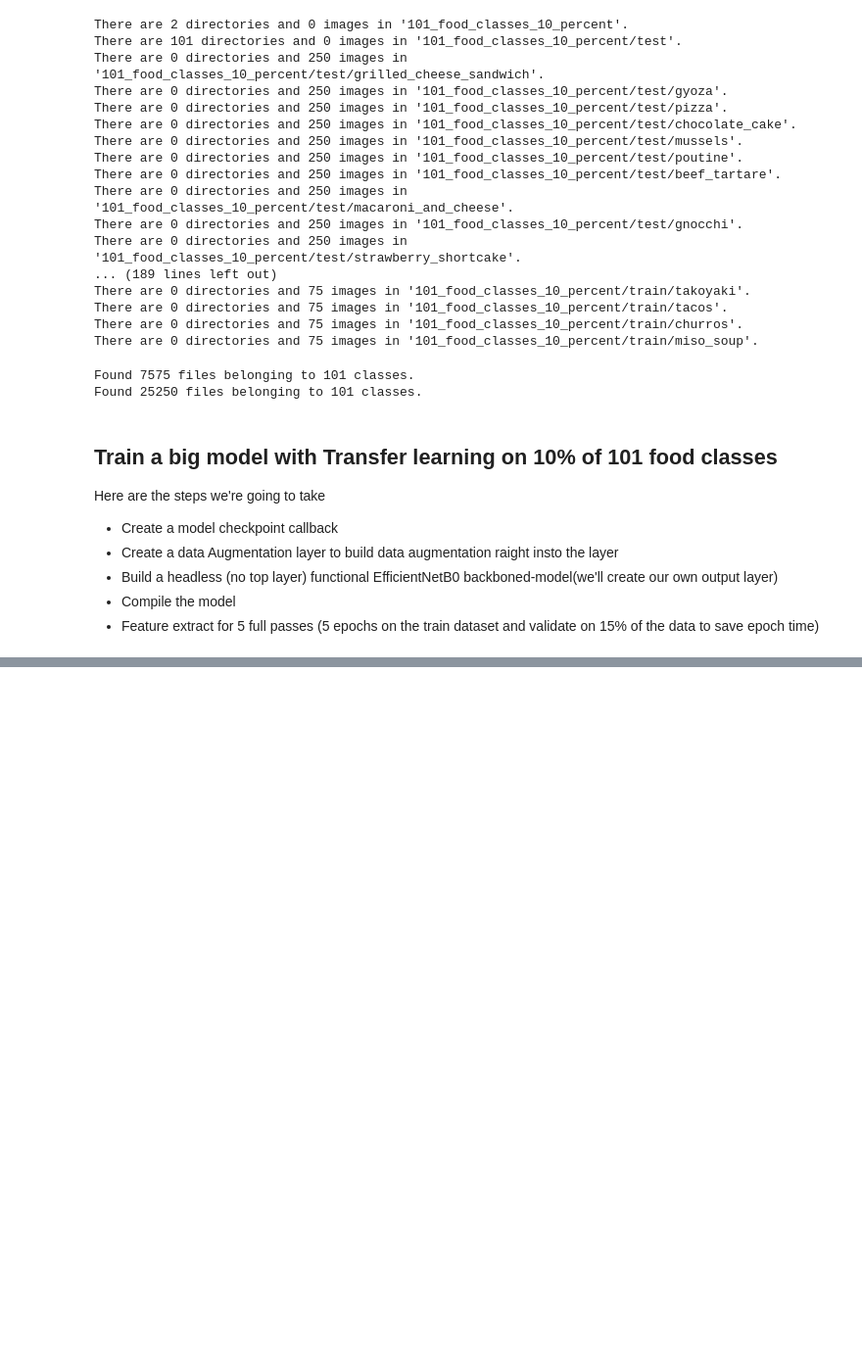
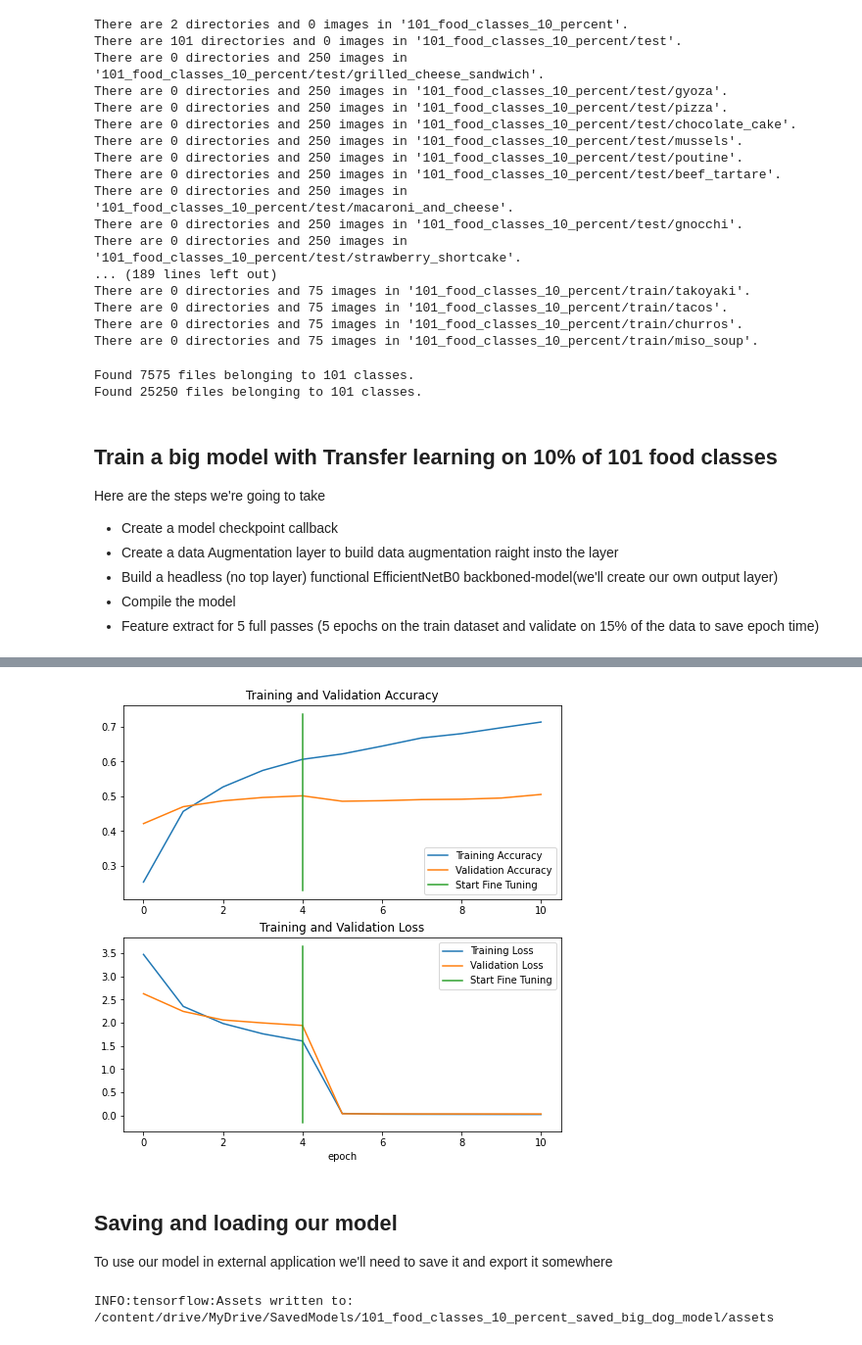
Before and after one commit to shashwat9kumar/ML-And-DataScience, a Jupyter notebook: Tensorflow/06_Transfer_Learning_in_Tensorflow_part_3_scaling_up.ipynb, the cells around one changed output, grey strips where cells are left out. Shown at 98% size. Cells and saved outputs as stored; diff of their text form; code cells hidden in the pictures; blank space fills up the shorter version.

```diff
--- a/Tensorflow/06_Transfer_Learning_in_Tensorflow_part_3_scaling_up.ipynb
+++ b/Tensorflow/06_Transfer_Learning_in_Tensorflow_part_3_scaling_up.ipynb
@@ -198,0 +229,5 @@ Epoch 5/5
+# %%
+# Recompile with a lower learning rate (it's best practice to lower learning rate)
+model.compile(loss="binary_crossentropy",
+              optimizer=tf.keras.optimizers.Adam(learning_rate=0.0001),
+              metrics=["accuracy"]) # learning rate lowered by 10x
@@ -198,0 +266,10 @@ Epoch 5/5
+# %%
+# Fine tune for 5 more epochs
+fine_tune_epochs = 10 # the model has already trained for 5 epochs (this is the total no of epochs) 5 feature extraction, 5 fine tune
+
+histroy_all_classes_10_percent_fine_tune = model.fit(train_data_all_10_percent,
+                                                     epochs=fine_tune_epochs,
+                                                     steps_per_epoch=len(train_data_all_10_percent),
+                                                     validation_data=test_data,
+                                                     validation_steps=int(0.15 * len(test_data)),
+                                                     initial_epoch = history_all_classes_10_percent.epoch[-1])
@@ -198,0 +296,14 @@ Epoch 5/5
+# %%
+# Compare the histories of feature extraction model with fine tuning history
+compare_historys(original_history=history_all_classes_10_percent,
+                 new_history=histroy_all_classes_10_percent_fine_tune)
+# %% [output]
+[figure, added]
+# %% [markdown]
+## Saving and loading our model
+
+To use our model in external application we'll need to save it and export it somewhere
+# %%
+model.save("/content/drive/MyDrive/SavedModels/101_food_classes_10_percent_saved_big_dog_model")
+# %% [output]
+INFO:tensorflow:Assets written to: /content/drive/MyDrive/SavedModels/101_food_classes_10_percent_saved_big_dog_model/assets
```
Also changed, not shown: parts of 45 cells of this notebook.
